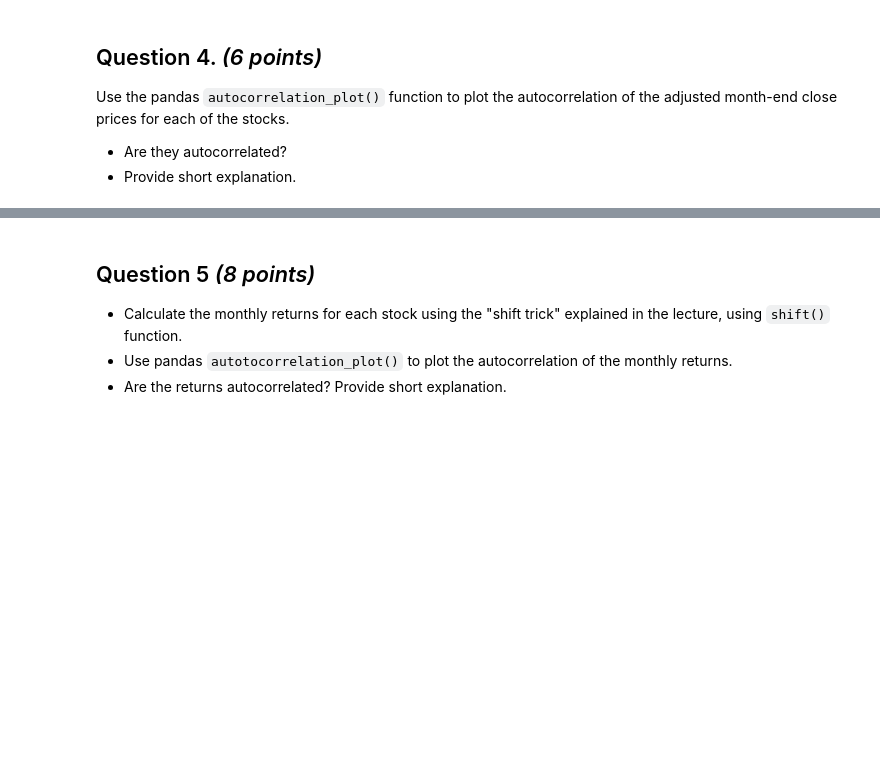
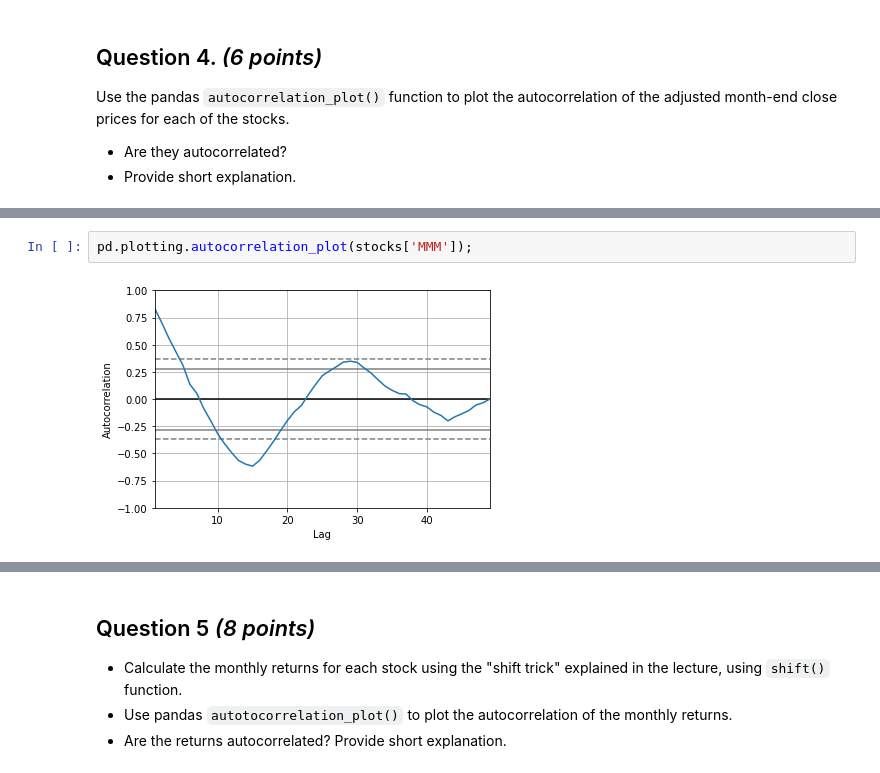
Before and after one commit to Alkasai/3250B, a Jupyter notebook: notebooks/[python] Assignment 2.ipynb, the cells around one changed output, grey strips where cells are left out. Drawn from its saved outputs; the diff is of its cells as text; blank space fills up the shorter version.

```diff
--- a/notebooks/[python] Assignment 2.ipynb
+++ b/notebooks/[python] Assignment 2.ipynb
@@ -81,0 +161,4 @@ Use the pandas `autocorrelation_plot()` function to plot the autocorrelation of
+# %%
+pd.plotting.autocorrelation_plot(stocks['MMM']);
+# %% [output]
+[figure, added]
```
Also changed, not shown: parts of 39 cells of this notebook.
